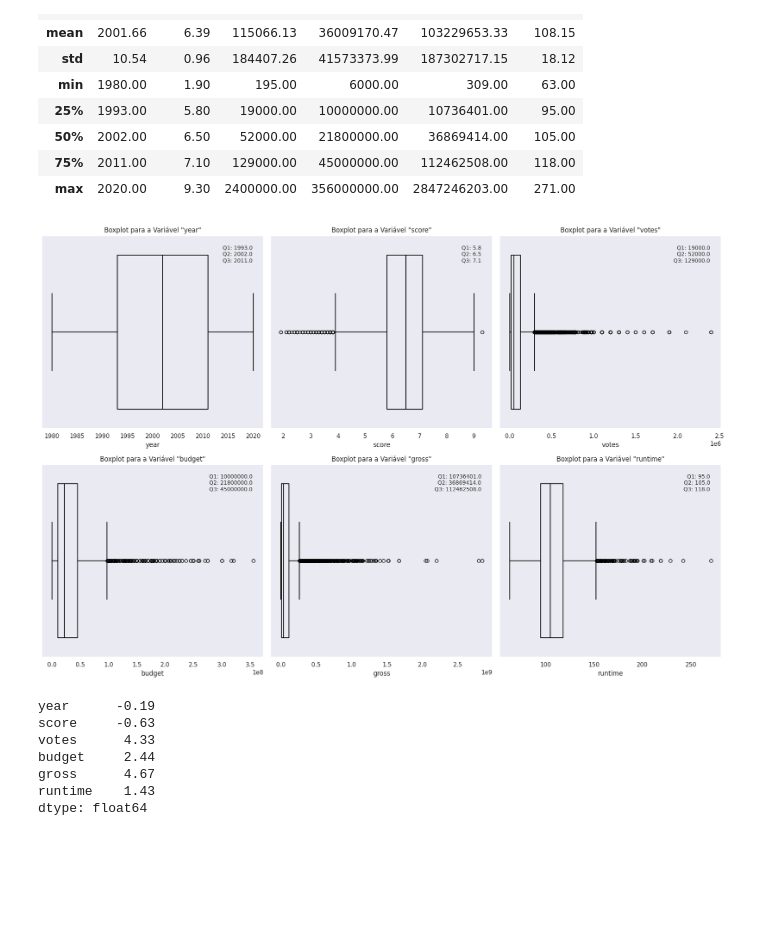
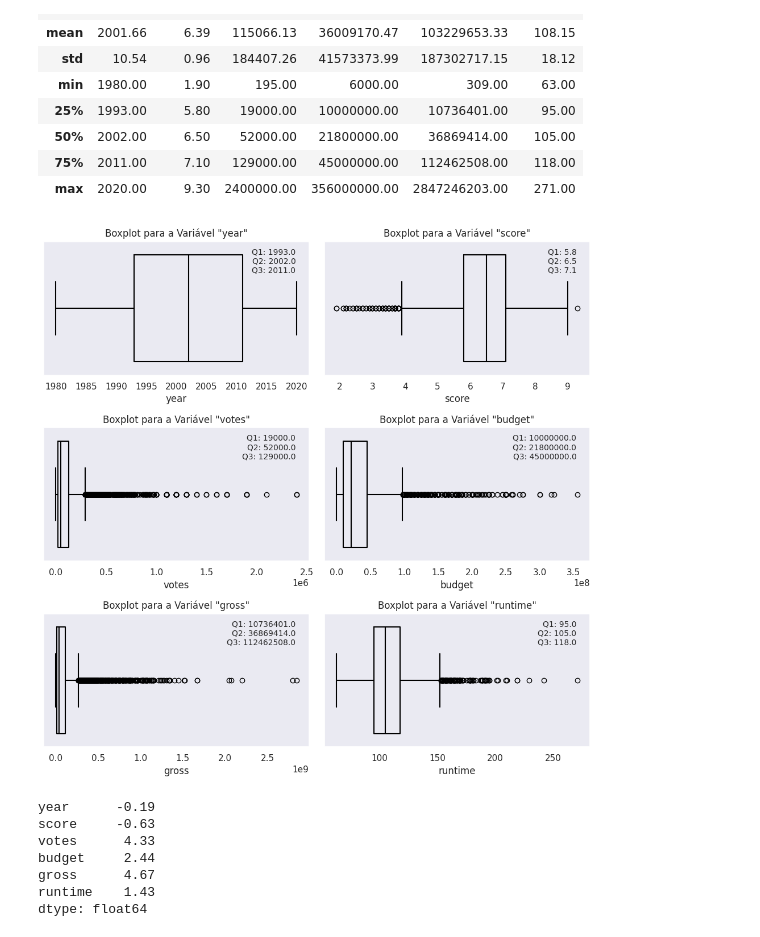
Before and after one commit to guicns/movie-industry-analysis, a Jupyter notebook: 2. Análise Python/movies_python_analysis.ipynb, the cells around one changed output. Cells and saved outputs as stored; diff of their text form; code cells hidden in the pictures; blank space fills up the shorter version.

Commit message:
Add correction to boxplot and histogram graphs
Thats it.

```diff
--- a/2. Análise Python/movies_python_analysis.ipynb
+++ b/2. Análise Python/movies_python_analysis.ipynb
@@ -567,22 +567,22 @@ df.describe()
 | max | 2020.00 | 9.30 | 2400000.00 | 356000000.00 | 2847246203.00 | 271.00 |
 # %%
 #BOXPLOTS
-fig, axs = plt.subplots(nrows=2, ncols=3, figsize=(18, 12))
+fig, axs = plt.subplots(nrows=3, ncols=2, figsize=(10,10))
 
 for i, var in enumerate(['year', 'score', 'votes', 'budget', 'gross', 'runtime']):
-    row = i // 3
-    col = i % 3
+    row = i // 2
+    col = i % 2
     sns.boxplot(x=df[var], ax=axs[row, col], fill=False, color='Black', showfliers=True)
     axs[row, col].set_title(f'Boxplot para a Variável "{var}"')
 
     quartis = df[var].quantile([0.25, 0.5, 0.75])
     axs[row, col].text(0.95, 0.95, f'Q1: {quartis[0.25]:.1f}\nQ2: {quartis[0.5]:.1f}\nQ3: {quartis[0.75]:.1f}',
                        transform=axs[row, col].transAxes, fontsize=10, verticalalignment='top', horizontalalignment='right')
 
 plt.tight_layout()
 plt.show()
 # %% [output]
-[figure, old version]
+[figure, new version]
 # %%
 df.skew(numeric_only=True)
 # %% [output]
```
Also changed, not shown: parts of 2 cells of this notebook.
